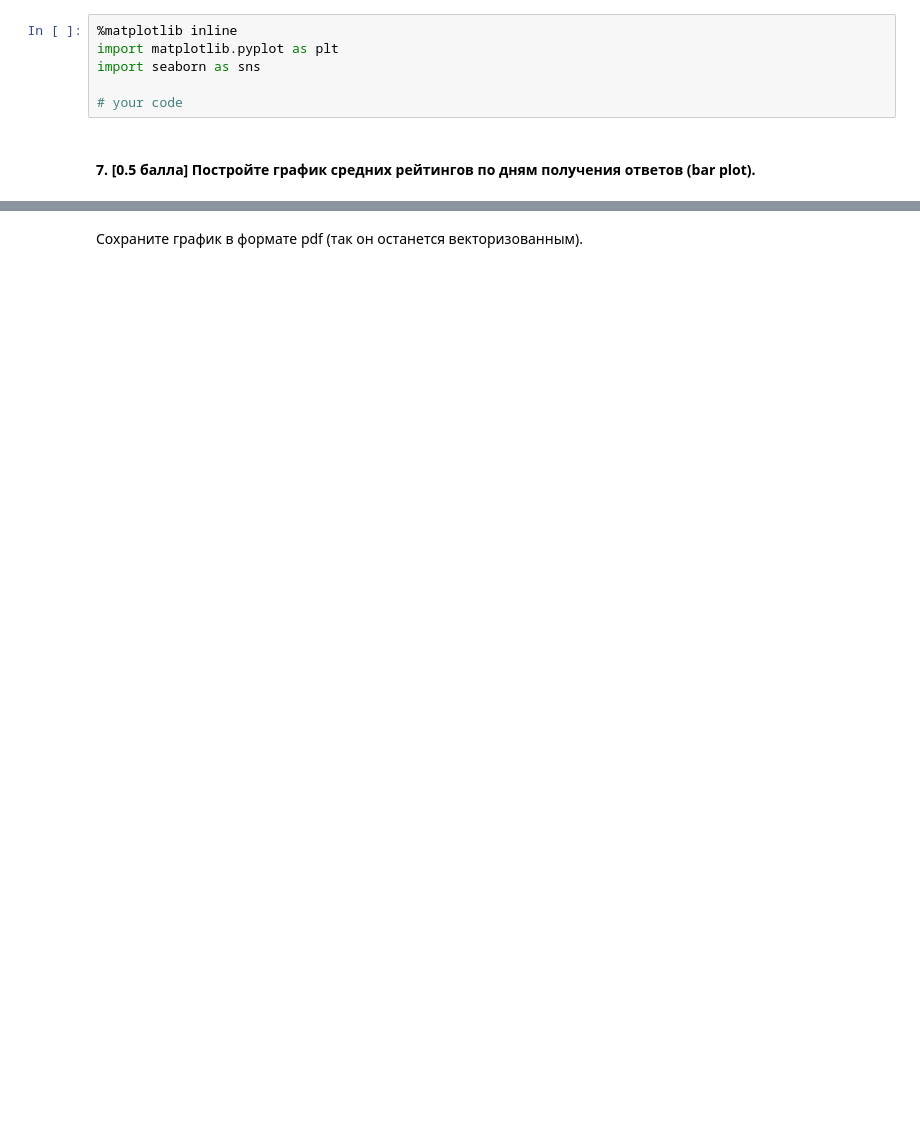
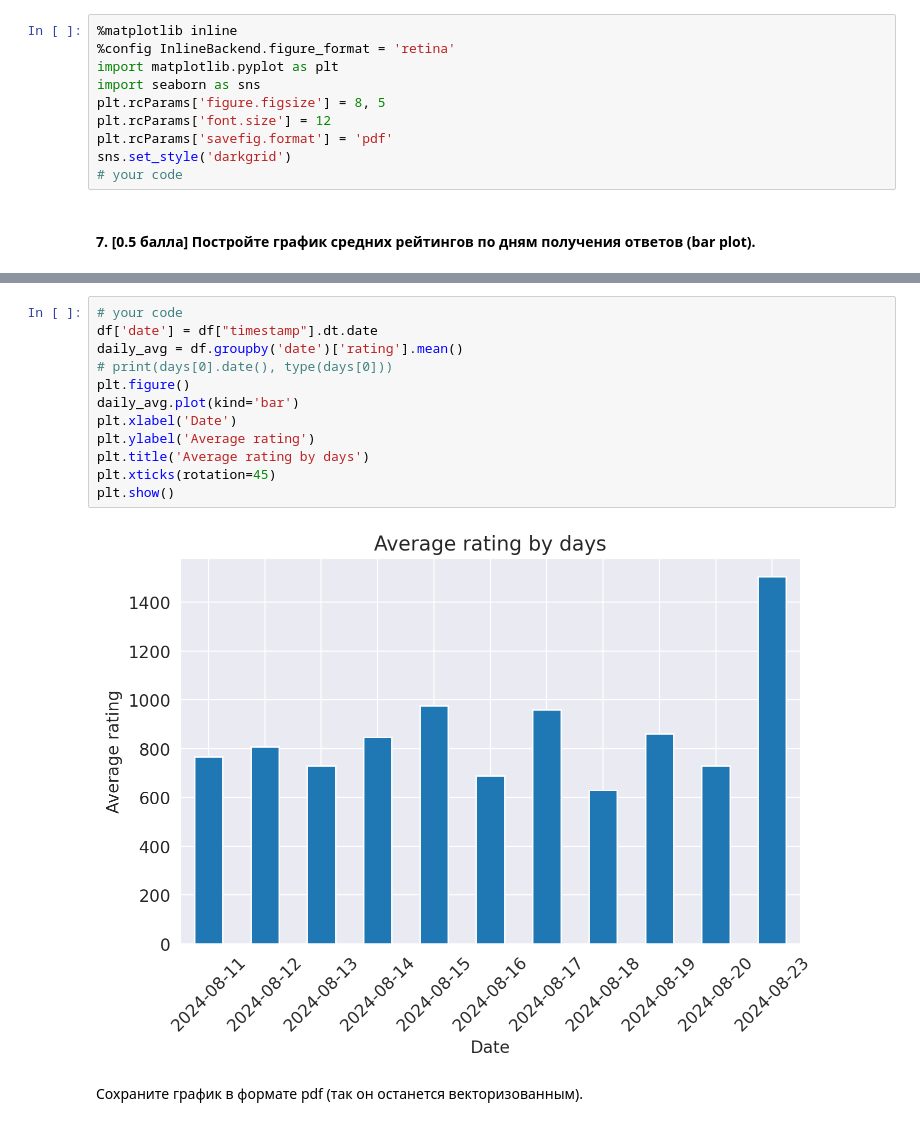
Before and after one commit to x509v/ml-course-hse, a Jupyter notebook: ml_part1/homework-practice/homework-practice-01-tabular/homework_practice_01_pandas.ipynb, the cells around one changed output, grey strips where cells are left out. Cells and saved outputs as stored; diff of their text form; blank space fills up the shorter version.

```diff
--- a/ml_part1/homework-practice/homework-practice-01-tabular/homework_practice_01_pandas.ipynb
+++ b/ml_part1/homework-practice/homework-practice-01-tabular/homework_practice_01_pandas.ipynb
@@ -323,9 +356,13 @@ ML System Design                                       38  38      38
 Добавьте эти функции в ячейку ниже. Каждый график все равно придется настраивать отдельно, но указанные строчки позволят значительно упростить процесс.
 # %%
 %matplotlib inline
+%config InlineBackend.figure_format = 'retina'
 import matplotlib.pyplot as plt
 import seaborn as sns
-
+plt.rcParams['figure.figsize'] = 8, 5
+plt.rcParams['font.size'] = 12
+plt.rcParams['savefig.format'] = 'pdf'
+sns.set_style('darkgrid')
 # your code
 # %% [markdown]
 #### 7. [0.5 балла] Постройте график средних рейтингов по дням получения ответов (bar plot).
@@ -334,3 +378,17 @@ import seaborn as sns
+# %%
+# your code
+df['date'] = df["timestamp"].dt.date
+daily_avg = df.groupby('date')['rating'].mean()
+# print(days[0].date(), type(days[0]))
+plt.figure()
+daily_avg.plot(kind='bar')
+plt.xlabel('Date')
+plt.ylabel('Average rating')
+plt.title('Average rating by days')
+plt.xticks(rotation=45)
+plt.show()
+# %% [output]
+[figure, added]
 # %% [markdown]
 Сохраните график в формате pdf (так он останется векторизованным).
 # %%
```
Also changed, not shown: parts of 11 cells of this notebook, 4 other files.
